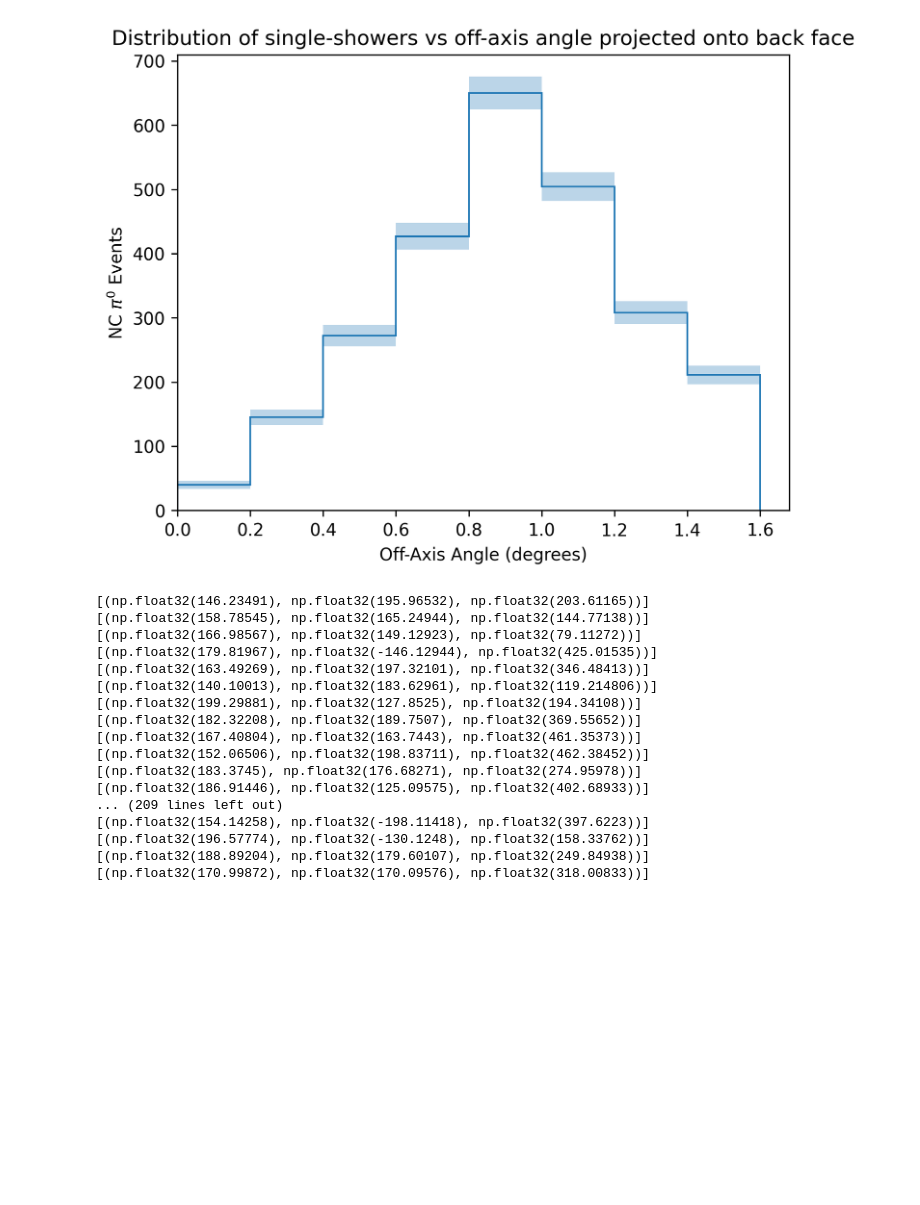
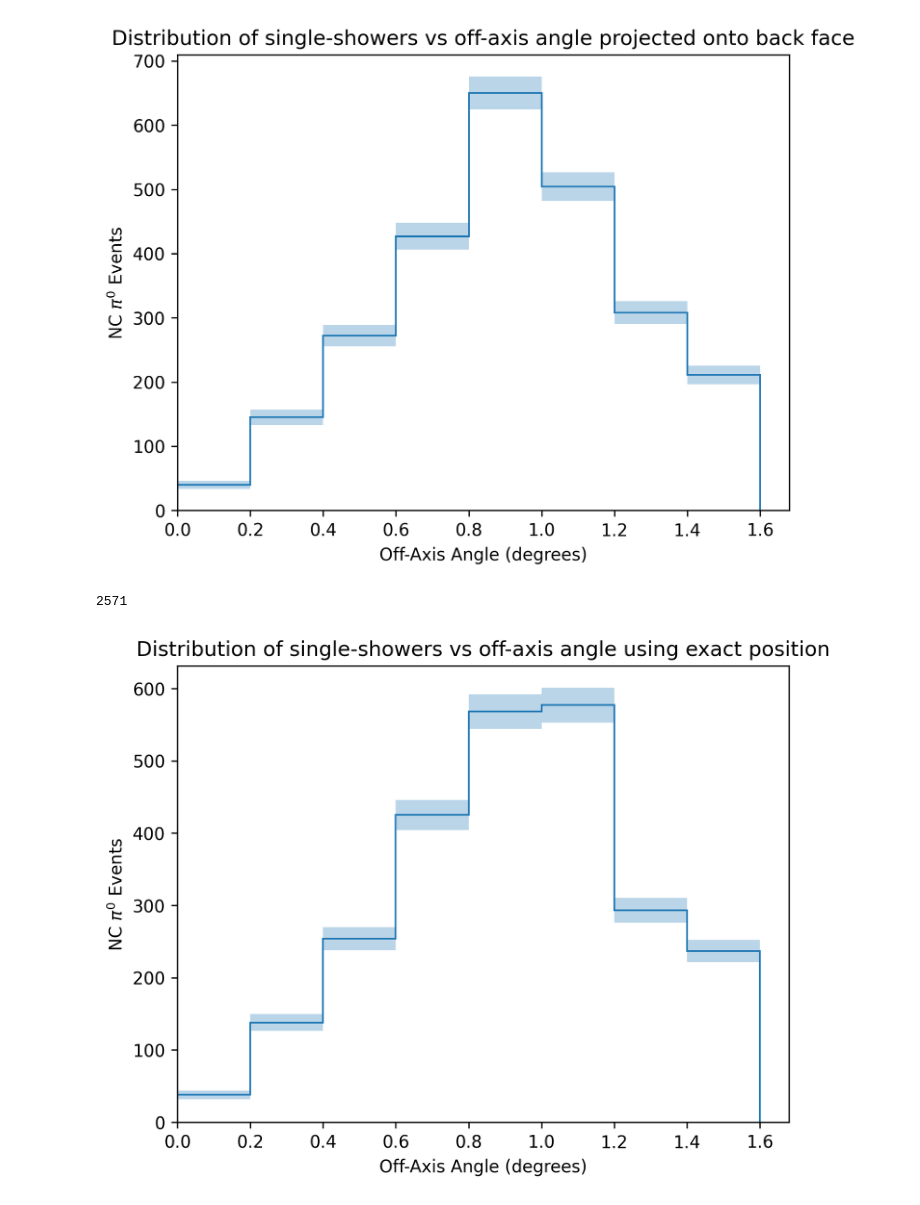
Before and after one commit to BMDragon/SBND_PRISM_Pi0_Study, a Jupyter notebook: singlePhotonPlots.ipynb, the cells around one changed output. Cells and saved outputs as stored; diff of their text form; code cells hidden in the pictures; blank space fills up the shorter version.

```diff
--- a/singlePhotonPlots.ipynb
+++ b/singlePhotonPlots.ipynb
@@ -146,25 +146,26 @@ plt.show()
 # %% [output]
 2571
 [figure]
-# %%
-for idx, row in df[df['is_NC'] & df['single_shower']].iterrows():
-    if row['shower_angle_back'][0] > 1.4:
-        print(row['shower_position'])
-# %% [output]
-[(np.float32(146.23491), np.float32(195.96532), np.float32(203.61165))]
-[(np.float32(158.78545), np.float32(165.24944), np.float32(144.77138))]
-[(np.float32(166.98567), np.float32(149.12923), np.float32(79.11272))]
-[(np.float32(179.81967), np.float32(-146.12944), np.float32(425.01535))]
-[(np.float32(163.49269), np.float32(197.32101), np.float32(346.48413))]
-[(np.float32(140.10013), np.float32(183.62961), np.float32(119.214806))]
-[(np.float32(199.29881), np.float32(127.8525), np.float32(194.34108))]
-[(np.float32(182.32208), np.float32(189.7507), np.float32(369.55652))]
-[(np.float32(167.40804), np.float32(163.7443), np.float32(461.35373))]
-[(np.float32(152.06506), np.float32(198.83711), np.float32(462.38452))]
-[(np.float32(183.3745), np.float32(176.68271), np.float32(274.95978))]
-[(np.float32(186.91446), np.float32(125.09575), np.float32(402.68933))]
-... (209 lines left out)
-[(np.float32(154.14258), np.float32(-198.11418), np.float32(397.6223))]
-[(np.float32(196.57774), np.float32(-130.1248), np.float32(158.33762))]
-[(np.float32(188.89204), np.float32(179.60107), np.float32(249.84938))]
-[(np.float32(170.99872), np.float32(170.09576), np.float32(318.00833))]
+# %%
+angles_exact = np.array([])
+for idx, row in df[df['is_NC'] & df['single_shower']].iterrows():
+    angles_exact = np.append(angles_exact, row['shower_angle_exact'])
+print(len(angles_exact))
+
+plt.figure(dpi=300)
+counts, bins, _ = plt.hist(angles_exact, bins=nbinsTPC, histtype='step')
+wide = np.diff(bins)
+plt.clf()  # clear the previous plot
+bin_centers = 0.5 * (bins[:-1] + bins[1:])
+errors = np.sqrt(counts)
+plt.bar(bin_centers, 2*errors, width=wide, bottom=counts-errors, color=colorTot, alpha=erAlpha, align='center', edgecolor='none')
+plt.hist(bins[:-1], bins=bins, weights=counts, histtype='step', color=colorTot)
+plt.title('Distribution of single-showers vs off-axis angle using exact position')
+plt.xlabel('Off-Axis Angle (degrees)')
+plt.ylabel(r'NC $\pi^0$ Events')
+plt.xlim(*xlimit)
+plt.ylim(*ylimit)
+plt.show()
+# %% [output]
+2571
+[figure, added]
```
Also changed, not shown: parts of 3 cells of this notebook, 1 other file.
